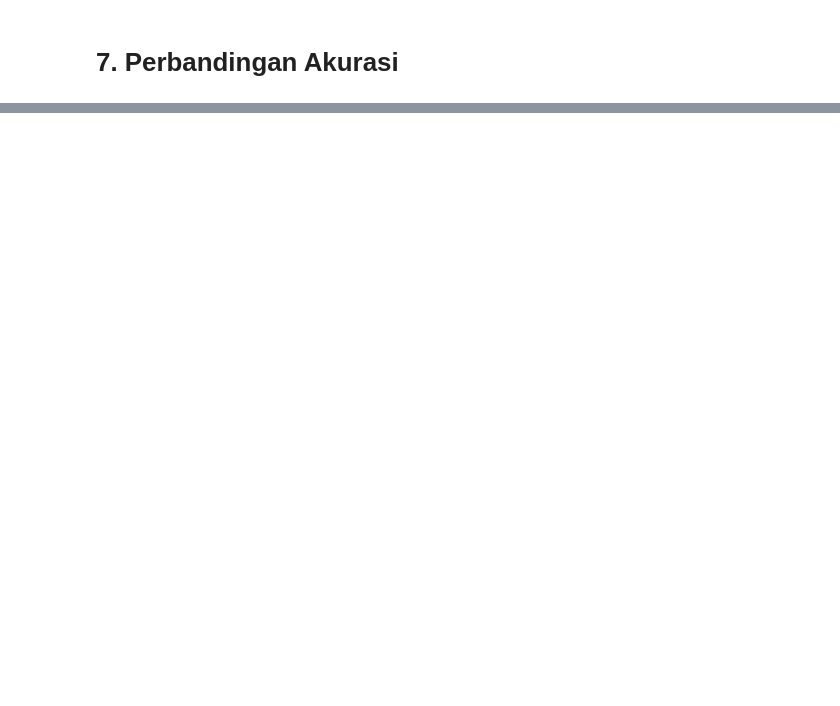
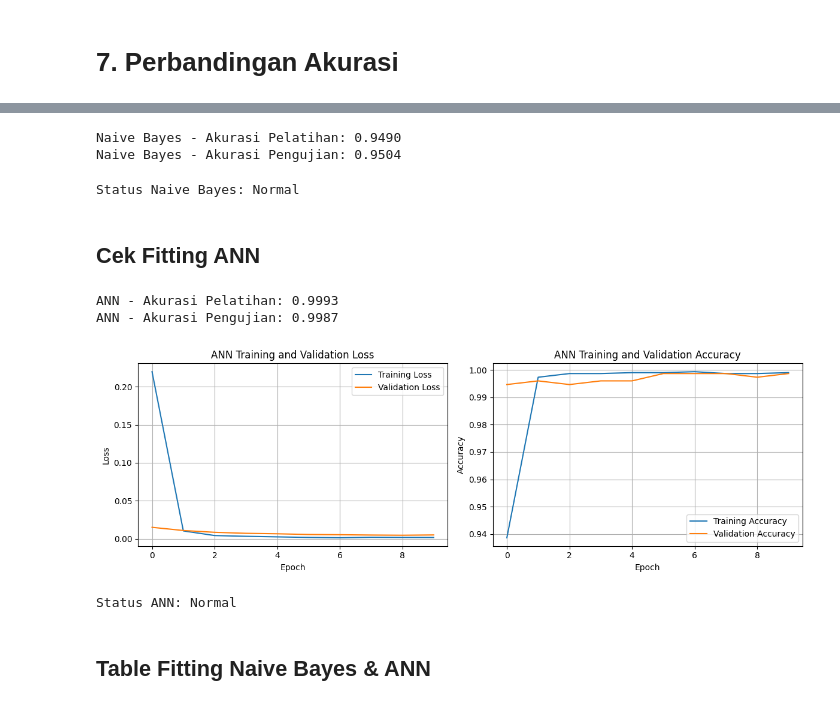
Before and after one commit to alfitranurr/DATA-MINING, a Jupyter notebook: PRACTICUM/MODUL 4/DEMO/TUGAS1/Tugas_1_(Data_Teks)_Modul_4.ipynb, the cells around one changed output, grey strips where cells are left out. Saved outputs shown, nothing was run; the diff lists cells and outputs as text; code cells hidden in the pictures; blank space fills up the shorter version.

```diff
--- a/PRACTICUM/MODUL 4/DEMO/TUGAS1/Tugas_1_(Data_Teks)_Modul_4.ipynb
+++ b/PRACTICUM/MODUL 4/DEMO/TUGAS1/Tugas_1_(Data_Teks)_Modul_4.ipynb
@@ -298,0 +311,73 @@ Tabel Perbandingan Akurasi:
+# %%
+train_pred_nb = nb_model.predict(X_train_tfidf)
+train_accuracy_nb = accuracy_score(y_train, train_pred_nb)
+print(f"\nNaive Bayes - Akurasi Pelatihan: {train_accuracy_nb:.4f}")
+print(f"Naive Bayes - Akurasi Pengujian: {accuracy_nb:.4f}")
+# %% [output]
+Naive Bayes - Akurasi Pelatihan: 0.9490
+Naive Bayes - Akurasi Pengujian: 0.9504
+# %%
+if train_accuracy_nb > accuracy_nb + 0.1:
+    nb_status = "Overfitting"
+elif train_accuracy_nb < 0.7 and accuracy_nb < 0.7:
+    nb_status = "Underfitting"
+else:
+    nb_status = "Normal"
+
+print(f"Status Naive Bayes: {nb_status}")
+# %% [output]
+Status Naive Bayes: Normal
+# %% [markdown]
+## Cek Fitting ANN
+# %%
+train_loss, train_accuracy_ann = ann_model.evaluate(X_train_dense, y_train, verbose=0)
+print(f"\nANN - Akurasi Pelatihan: {train_accuracy_ann:.4f}")
+print(f"ANN - Akurasi Pengujian: {accuracy_ann:.4f}")
+# %% [output]
+ANN - Akurasi Pelatihan: 0.9993
+ANN - Akurasi Pengujian: 0.9987
+# %%
+val_loss = history.history['val_loss']
+train_loss_history = history.history['loss']
+val_acc = history.history['val_accuracy']
+train_acc = history.history['accuracy']
+# %%
+plt.figure(figsize=(12, 4))
+
+plt.subplot(1, 2, 1)
+plt.plot(train_loss_history, label='Training Loss')
+plt.plot(val_loss, label='Validation Loss')
+plt.title('ANN Training and Validation Loss')
+plt.xlabel('Epoch')
+plt.ylabel('Loss')
+plt.legend()
+plt.grid(True)
+
+plt.subplot(1, 2, 2)
+plt.plot(train_acc, label='Training Accuracy')
+plt.plot(val_acc, label='Validation Accuracy')
+plt.title('ANN Training and Validation Accuracy')
+plt.xlabel('Epoch')
+plt.ylabel('Accuracy')
+plt.legend()
+plt.grid(True)
+
+plt.tight_layout()
+plt.savefig('ann_training_history.png')
+plt.show()
+plt.close()
+# %% [output]
+[figure, added]
+# %%
+if train_accuracy_ann > accuracy_ann + 0.1 and val_loss[-1] > val_loss[0]:
+    ann_status = "Overfitting"
+elif train_accuracy_ann < 0.7 and accuracy_ann < 0.7:
+    ann_status = "Underfitting"
+else:
+    ann_status = "Normal"
+
+print(f"Status ANN: {ann_status}")
+# %% [output]
+Status ANN: Normal
+# %% [markdown]
+## Table Fitting Naive Bayes & ANN
```
Also changed, not shown: parts of 59 cells of this notebook, 2 other files.
